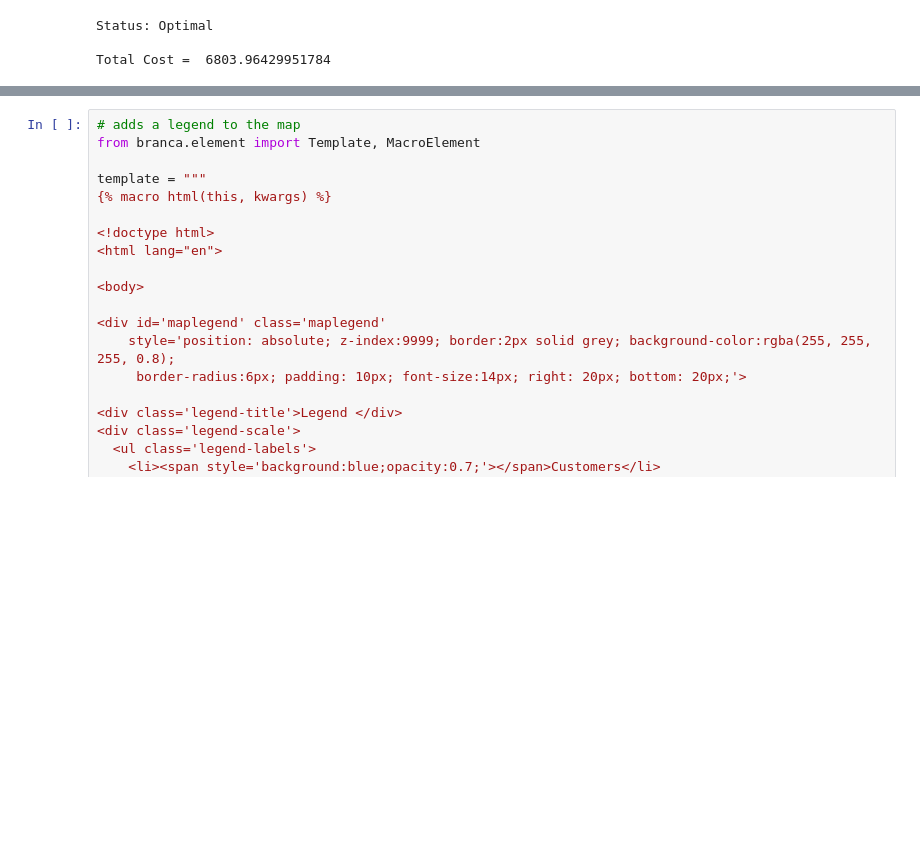
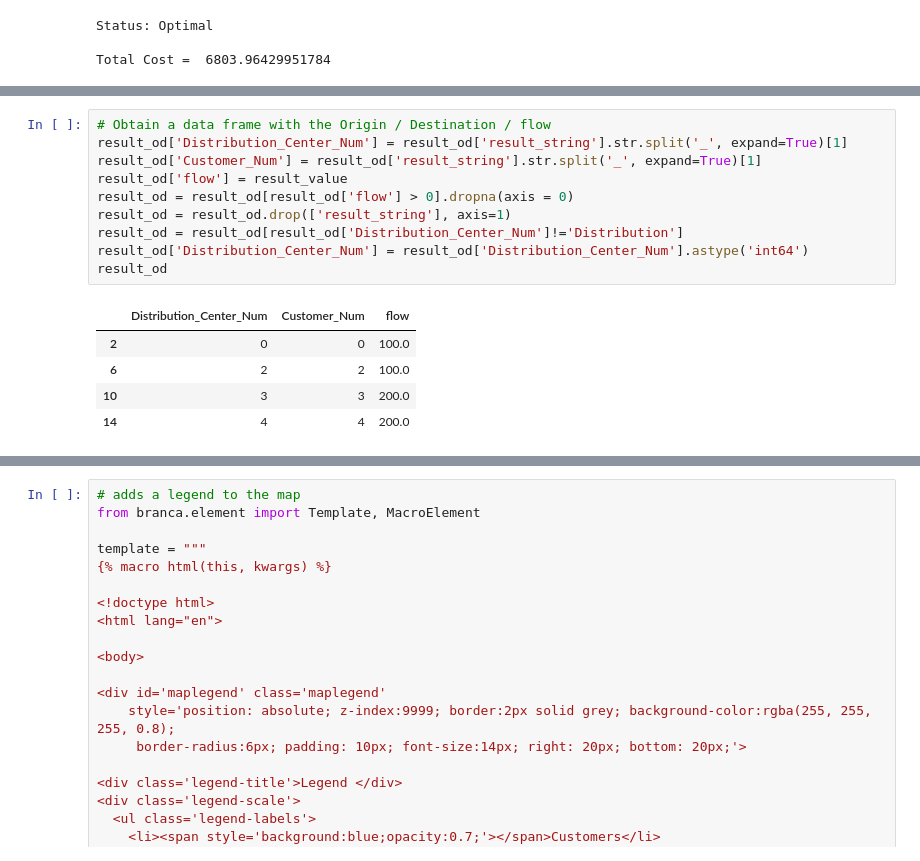
Before and after one commit to wpbSabi/python_optimization, a Jupyter notebook: facility_location/Facility Location Model.ipynb, the cells around one changed output, grey strips where cells are left out. Cells and saved outputs as stored; diff of their text form; blank space fills up the shorter version.

```diff
--- a/facility_location/Facility Location Model.ipynb
+++ b/facility_location/Facility Location Model.ipynb
@@ -190 +192,17 @@ result_od
+# %%
+# Obtain a data frame with the Origin / Destination / flow
+result_od['Distribution_Center_Num'] = result_od['result_string'].str.split('_', expand=True)[1]
+result_od['Customer_Num'] = result_od['result_string'].str.split('_', expand=True)[1]
+result_od['flow'] = result_value
+result_od = result_od[result_od['flow'] > 0].dropna(axis = 0)
+result_od = result_od.drop(['result_string'], axis=1)
+result_od = result_od[result_od['Distribution_Center_Num']!='Distribution']
+result_od['Distribution_Center_Num'] = result_od['Distribution_Center_Num'].astype('int64')
+result_od
+# %% [output]
+|  | Distribution_Center_Num | Customer_Num | flow |
+| 2 | 0 | 0 | 100.0 |
+| 6 | 2 | 2 | 100.0 |
+| 10 | 3 | 3 | 200.0 |
+| 14 | 4 | 4 | 200.0 |
 # %%
```
Also changed, not shown: parts of 6 cells of this notebook.
